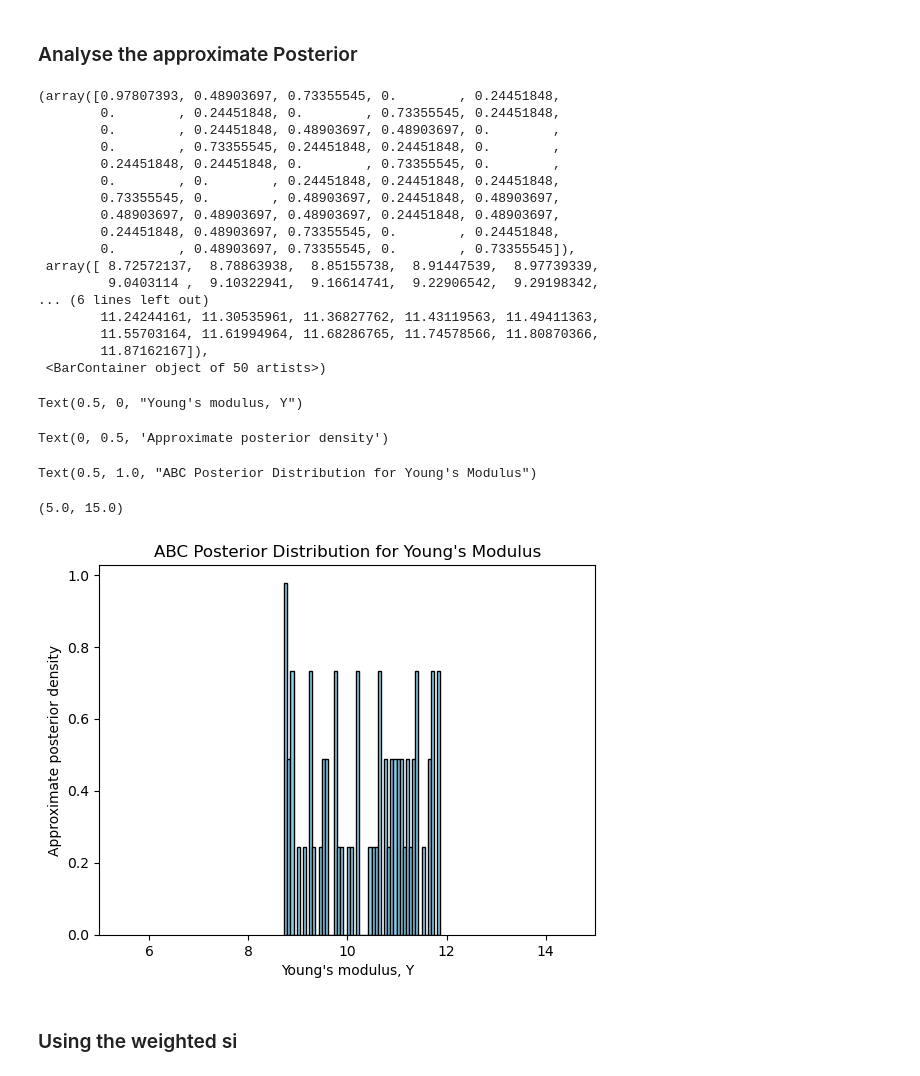
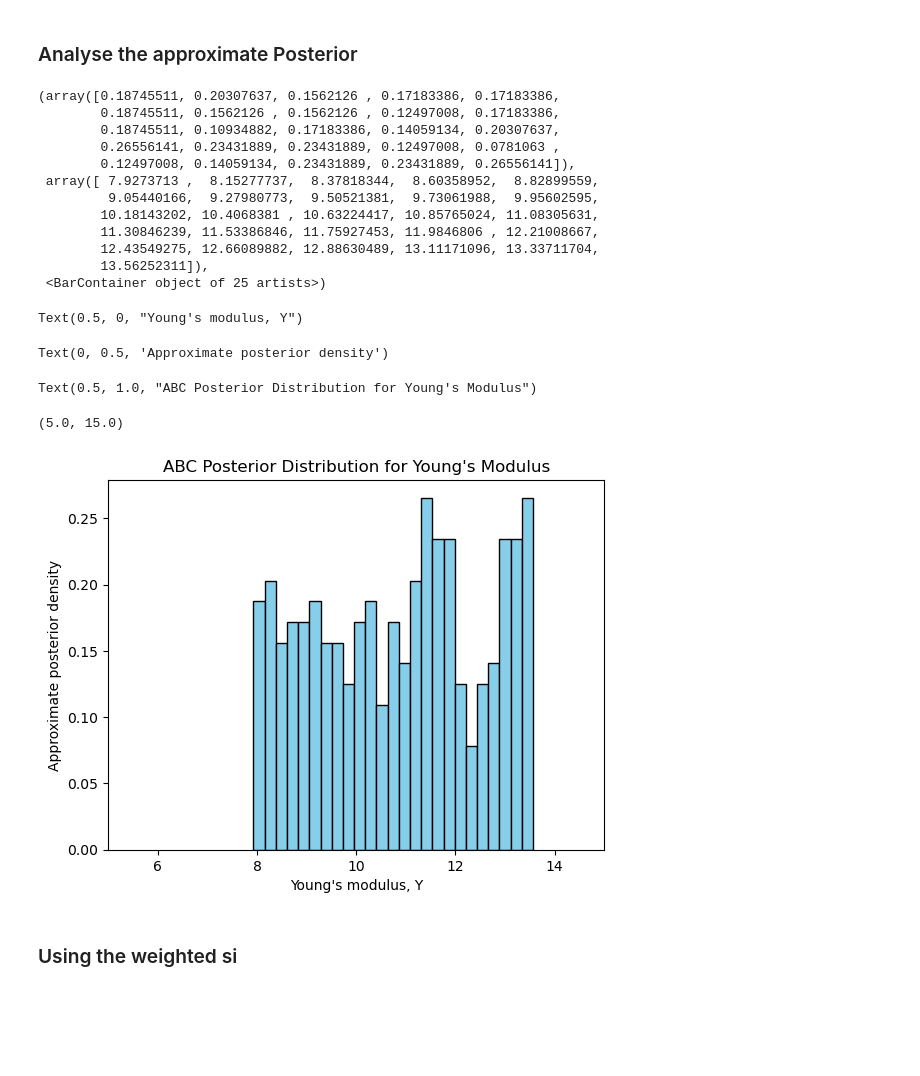
Before and after one commit to lusxvr/bayesian_parameter_identification, a Jupyter notebook: Bayesian_Parameter_Identification.ipynb, the cells around one changed output. Cells and saved outputs as stored; diff of their text form; code cells hidden in the pictures; blank space fills up the shorter version.

Commit message:
used linear solver

```diff
--- a/Bayesian_Parameter_Identification.ipynb
+++ b/Bayesian_Parameter_Identification.ipynb
@@ -426,8 +448,8 @@ def compute_distance(U1, U2):
 Y_min, Y_max = 5.0, 15.0
 # %%
 # Number of trials and acceptance threshold (tune epsilon as needed)
-N_trials = 250
-epsilon = 0.01  # adjust this threshold to control the acceptance rate
+N_trials = 500
+epsilon = 0.005  # adjust this threshold to control the acceptance rate
 
 accepted_Y = []
 accepted_distances = []
@@ -438,8 +460,9 @@ for i in range(N_trials):
 
     # Solve the forward model with the sampled Young modulus
     # Note: use init_U=True to reinitialize the displacement field at each iteration.
-    solve_nonlinear_model(mesh=mesh, boundaries_mf=boundaries_mf,
-                           bcs=bcs, U=U, Y=Y_sample, nu=nu, P=P_obs, init_U=True)
+    #solve_nonlinear_model(mesh=mesh, boundaries_mf=boundaries_mf, bcs=bcs, U=U, Y=Y_sample, nu=nu, P=P_obs, init_U=True)
+    solve_linear_model(mesh=mesh, boundaries_mf=boundaries_mf, bcs=bcs, U=U, Y=Y_sample, nu=nu, P=P_obs, init_U=True)
+
 
     # Compute the discrepancy between the current simulation and the observed data
     d = compute_distance(U, U_obs)
@@ -475,35 +498,30 @@ Number of accepted samples: 65
 ### Analyse the approximate Posterior
 # %%
 # Plot the histogram of accepted Young modulus values
-plt.hist(accepted_Y, bins=50, density=True, color="skyblue", edgecolor="black")
+plt.hist(accepted_Y, bins=25, density=True, color="skyblue", edgecolor="black")
 plt.xlabel("Young's modulus, Y")
 plt.ylabel("Approximate posterior density")
 plt.title("ABC Posterior Distribution for Young's Modulus")
 plt.xlim(Y_min, Y_max)
 plt.show()
 # %% [output]
-(array([0.97807393, 0.48903697, 0.73355545, 0.        , 0.24451848,
-        0.        , 0.24451848, 0.        , 0.73355545, 0.24451848,
-        0.        , 0.24451848, 0.48903697, 0.48903697, 0.        ,
-        0.        , 0.73355545, 0.24451848, 0.24451848, 0.        ,
-        0.24451848, 0.24451848, 0.        , 0.73355545, 0.        ,
-        0.        , 0.        , 0.24451848, 0.24451848, 0.24451848,
-        0.73355545, 0.        , 0.48903697, 0.24451848, 0.48903697,
-        0.48903697, 0.48903697, 0.48903697, 0.24451848, 0.48903697,
-        0.24451848, 0.48903697, 0.73355545, 0.        , 0.24451848,
-        0.        , 0.48903697, 0.73355545, 0.        , 0.73355545]),
- array([ 8.72572137,  8.78863938,  8.85155738,  8.91447539,  8.97739339,
-         9.0403114 ,  9.10322941,  9.16614741,  9.22906542,  9.29198342,
-... (6 lines left out)
-        11.24244161, 11.30535961, 11.36827762, 11.43119563, 11.49411363,
-        11.55703164, 11.61994964, 11.68286765, 11.74578566, 11.80870366,
-        11.87162167]),
- <BarContainer object of 50 artists>)
+(array([0.18745511, 0.20307637, 0.1562126 , 0.17183386, 0.17183386,
+        0.18745511, 0.1562126 , 0.1562126 , 0.12497008, 0.17183386,
+        0.18745511, 0.10934882, 0.17183386, 0.14059134, 0.20307637,
+        0.26556141, 0.23431889, 0.23431889, 0.12497008, 0.0781063 ,
+        0.12497008, 0.14059134, 0.23431889, 0.23431889, 0.26556141]),
+ array([ 7.9273713 ,  8.15277737,  8.37818344,  8.60358952,  8.82899559,
+         9.05440166,  9.27980773,  9.50521381,  9.73061988,  9.95602595,
+        10.18143202, 10.4068381 , 10.63224417, 10.85765024, 11.08305631,
+        11.30846239, 11.53386846, 11.75927453, 11.9846806 , 12.21008667,
+        12.43549275, 12.66089882, 12.88630489, 13.11171096, 13.33711704,
+        13.56252311]),
+ <BarContainer object of 25 artists>)
 Text(0.5, 0, "Young's modulus, Y")
 Text(0, 0.5, 'Approximate posterior density')
 Text(0.5, 1.0, "ABC Posterior Distribution for Young's Modulus")
 (5.0, 15.0)
-[figure, old version]
+[figure, new version]
 # %% [markdown]
 ### Using the weighted si
 # %%
```
Also changed, not shown: parts of 9 cells of this notebook.
